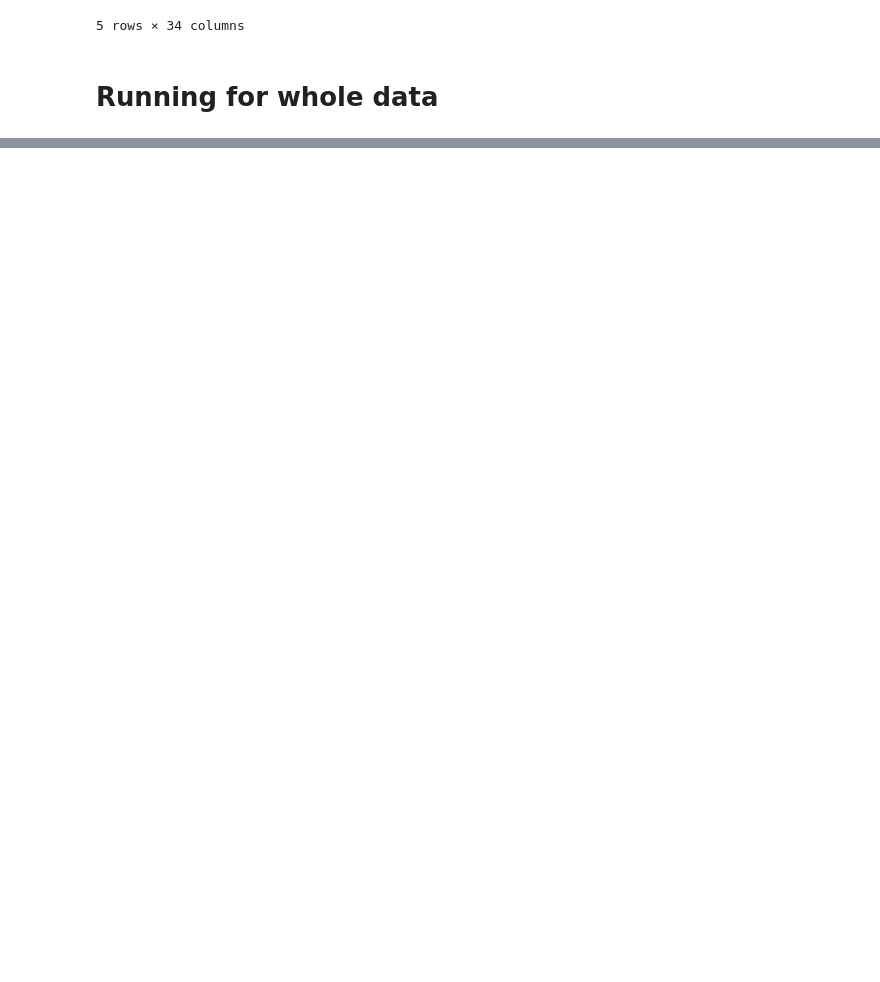
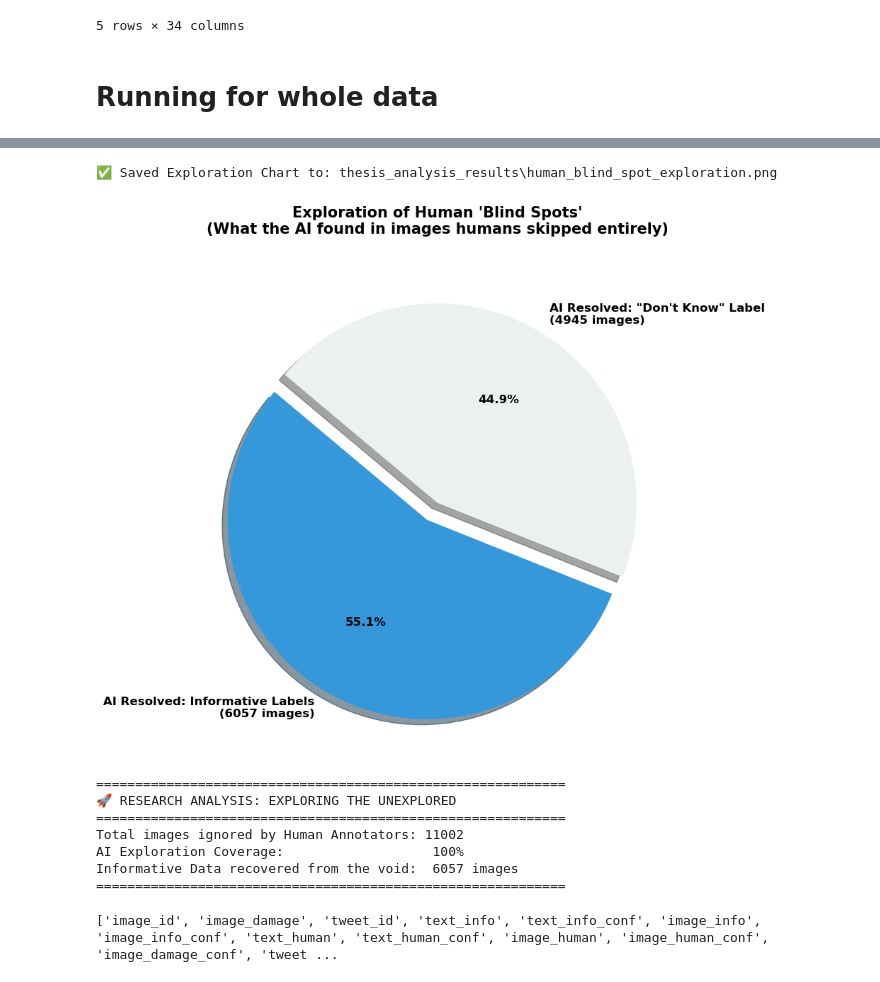
Before and after one commit to Data-Mining-Project-Group/crisisMMDplusplus, a Jupyter notebook: Phase2_LLM_Annotation_CrisisMMD_PlusPlus.ipynb, the cells around one changed output, grey strips where cells are left out. Cells and saved outputs as stored; diff of their text form; code cells hidden in the pictures; blank space fills up the shorter version.

```diff
--- a/Phase2_LLM_Annotation_CrisisMMD_PlusPlus.ipynb
+++ b/Phase2_LLM_Annotation_CrisisMMD_PlusPlus.ipynb
@@ -773,0 +1097,68 @@ All event-specific annotations have been updated.
+# %%
+import pandas as pd
+import matplotlib.pyplot as plt
+import os
+
+# 1. Load the dataset
+df = pd.read_csv("CrisisMMD_Phase2_Final_Clean_with_NaNs.csv", low_memory=False)
+
+# 2. Filter ONLY for images that humans skipped (Pure NaN)
+human_skipped_df = df[df['image_damage'].isna()].copy()
+
+# 3. Categorize AI actions
+informative_labels = ['severe_damage', 'mild_damage', 'little_or_no_damage']
+rescued_informative = human_skipped_df['image_damage_llm'].isin(informative_labels).sum()
+acknowledged_dont_know = (human_skipped_df['image_damage_llm'] == 'dont_know_or_cant_judge').sum()
+
+# 4. Visualization
+labels = [
+    f'AI Resolved: Informative Labels\n({rescued_informative} images)',
+    f'AI Resolved: "Don\'t Know" Label\n({acknowledged_dont_know} images)'
+]
+sizes = [rescued_informative, acknowledged_dont_know]
+colors = ['#3498db', '#ecf0f1']
+
+plt.figure(figsize=(10, 8))
+plt.pie(sizes, labels=labels, autopct='%1.1f%%', startangle=140,
+        colors=colors, explode=(0.1, 0), shadow=True, textprops={'fontsize': 12, 'weight': 'bold'})
+
+plt.title("Exploration of Human 'Blind Spots'\n(What the AI found in images humans skipped entirely)",
+          fontsize=15, fontweight='bold', pad=20)
+
+plt.tight_layout()
+
+# --- SAVE THE CHART ---
+output_dir = "thesis_analysis_results"
+if not os.path.exists(output_dir):
+    os.makedirs(output_dir)
+
+file_path = os.path.join(output_dir, "human_blind_spot_exploration.png")
+plt.savefig(file_path, dpi=300, bbox_inches='tight')
+print(f"✅ Saved Exploration Chart to: {file_path}")
+
+plt.show()
+
+# 5. Impact Metrics
+print("="*60)
+print("🚀 RESEARCH ANALYSIS: EXPLORING THE UNEXPLORED")
+print("="*60)
+print(f"Total images ignored by Human Annotators: {len(human_skipped_df)}")
+print(f"AI Exploration Coverage:                   100%")
+print(f"Informative Data recovered from the void:  {rescued_informative} images")
+print("="*60)
+# %% [output]
+✅ Saved Exploration Chart to: thesis_analysis_results\human_blind_spot_exploration.png
+[figure, added]
+============================================================
+🚀 RESEARCH ANALYSIS: EXPLORING THE UNEXPLORED
+============================================================
+Total images ignored by Human Annotators: 11002
+AI Exploration Coverage:                   100%
+Informative Data recovered from the void:  6057 images
+============================================================
+# %%
+# 1. Load the dataset with original NaNs
+df = pd.read_csv("CrisisMMD_Phase2_Final_Clean_with_NaNs.csv", low_memory=False)
+print(df.columns.tolist())
+# %% [output]
+['image_id', 'image_damage', 'tweet_id', 'text_info', 'text_info_conf', 'image_info', 'image_info_conf', 'text_human', 'text_human_conf', 'image_human', 'image_human_conf', 'image_damage_conf', 'tweet ...
```
Also changed, not shown: parts of 37 cells of this notebook, 16 other files.
